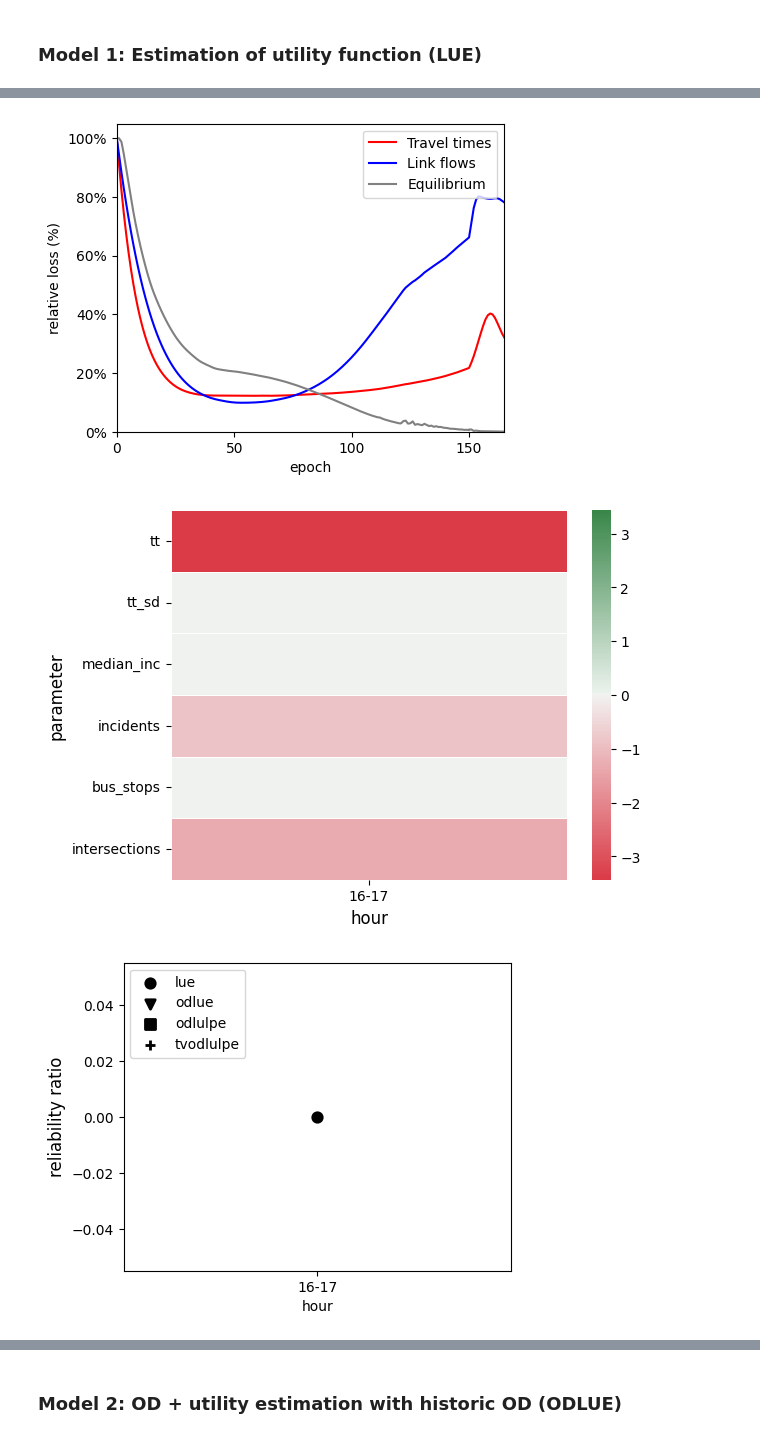
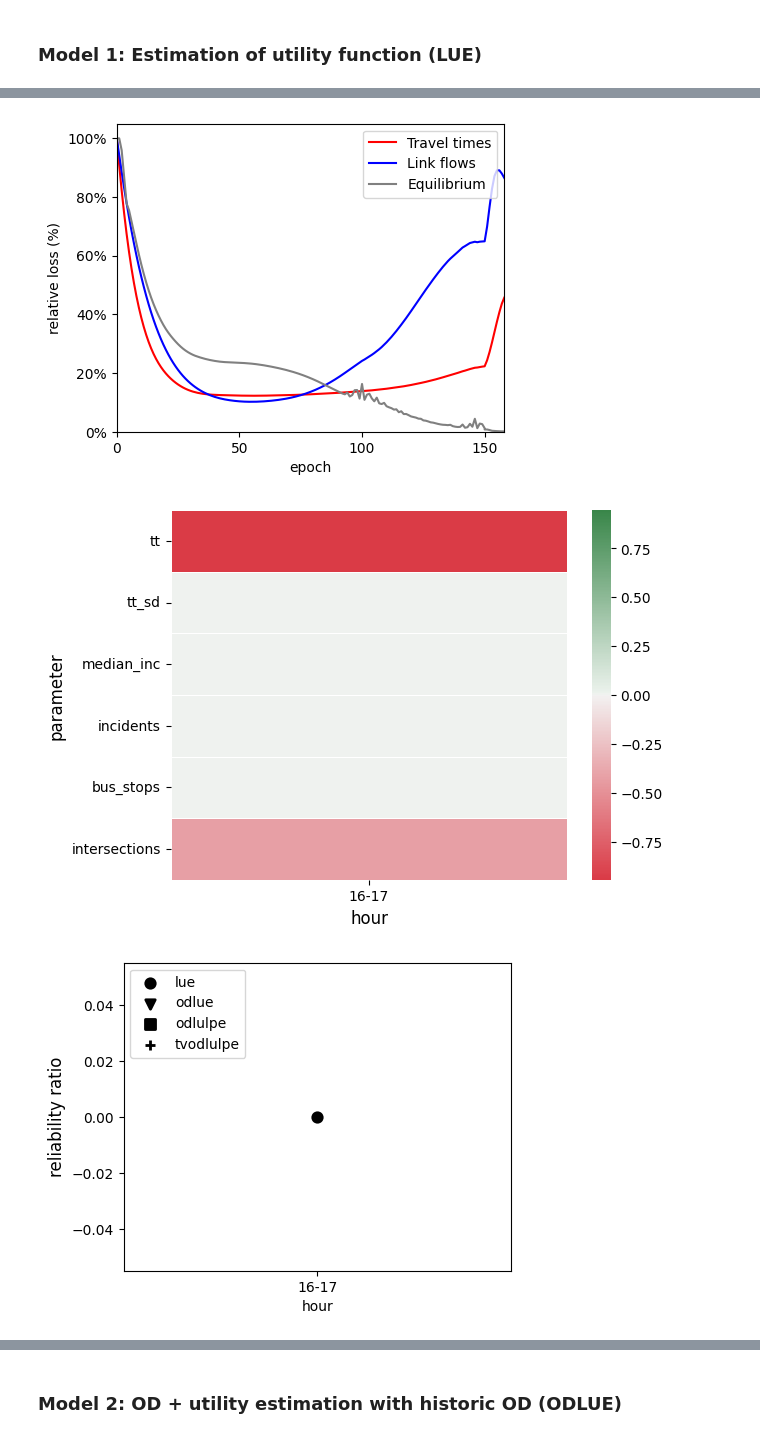
Before and after one commit to pabloguarda/pesuelogit, a Jupyter notebook: examples/notebooks/gisuelogit-fresno.ipynb, the cells around one changed output, grey strips where cells are left out. Cells and saved outputs as stored; diff of their text form; code cells hidden in the pictures.

```diff
--- a/examples/notebooks/gisuelogit-fresno.ipynb
+++ b/examples/notebooks/gisuelogit-fresno.ipynb
@@ -332,11 +329,12 @@ column_generator = ColumnGenerator(equilibrator=equilibrator,
 # _EPOCHS = {'learning': 4, 'equilibrium': 2}
 # _EPOCHS = {'learning': 10, 'equilibrium': 5}
 _EPOCHS = {'learning': 150, 'equilibrium': 100}
-_BATCH_SIZE = 16
+# _BATCH_SIZE = 16
+_BATCH_SIZE = None
 _LR = 5e-1
 _RELATIVE_GAP = 1e-6
 _XTICKS_SPACING = 50
-_EPOCHS_PRINT_INTERVAL = 1
+_EPOCHS_PRINT_INTERVAL = 10
 
 # When adding fixed effects, all parameters of the utility function are idenfiable but provided that the utility coefficients are period specific. The
 # only attribute that is always identifiable is the standard deviation of travel time because it changes over hours for same link. Overall, removing fixed effect ease the identification of the parameters of the utility function.
@@ -477,17 +475,17 @@ if run_model['lue']:
 
     plt.ylabel('average reliability ratio')
 
-    # Distribution of fixed effects
-    sns.displot(pd.DataFrame({'fixed_effect':np.array(lue.fixed_effect)}),
-        x="fixed_effect", multiple="stack", kind="kde", alpha = 0.8)
+    # # Distribution of fixed effects
+    # sns.displot(pd.DataFrame({'fixed_effect':np.array(lue.fixed_effect)}),
+    #     x="fixed_effect", multiple="stack", kind="kde", alpha = 0.8)
 
     #print(f"theta = {dict(zip(utility_parameters.true_values.keys(), list(lue.theta.numpy())))}")
     print(f"theta:\n\n\ {theta_df.assign(rr = theta_df['tt_sd']/theta_df['tt'])}")
     print(f"alpha = {lue.alpha: 0.2f}, beta  = {lue.beta: 0.2f}")
     print(f"Avg abs diff of observed and estimated OD: {np.mean(np.abs(lue.q - fresno_network.q.flatten())): 0.2f}")
     print(f"Avg observed OD: {np.mean(np.abs(fresno_network.q.flatten())): 0.2f}")
-    print(f"MAPE link flows={mape(actual=lue.observed_flows, predicted = lue.flows()):0.1f},"
-  f"MAPE travel times={mape(actual=lue.observed_traveltimes, predicted = lue.traveltimes()):0.1f}")
+    print(f"MAPE link flows={mape(actual=lue.observed_flows, predicted = lue.predicted_flow()):0.1f}, "
+      f"MAPE travel times={mape(actual=lue.observed_traveltimes, predicted = lue.predicted_traveltime()):0.1f}")
 # %% [output]
 LUE: Estimation of utility function
 
@@ -519,3 +507,3 @@ Avg observed OD:  9.51
-[figure, old version]
+[figure, new version]
-[figure, old version]
+[figure, new version]
 [figure]
```
Also changed, not shown: parts of 14 cells of this notebook.
